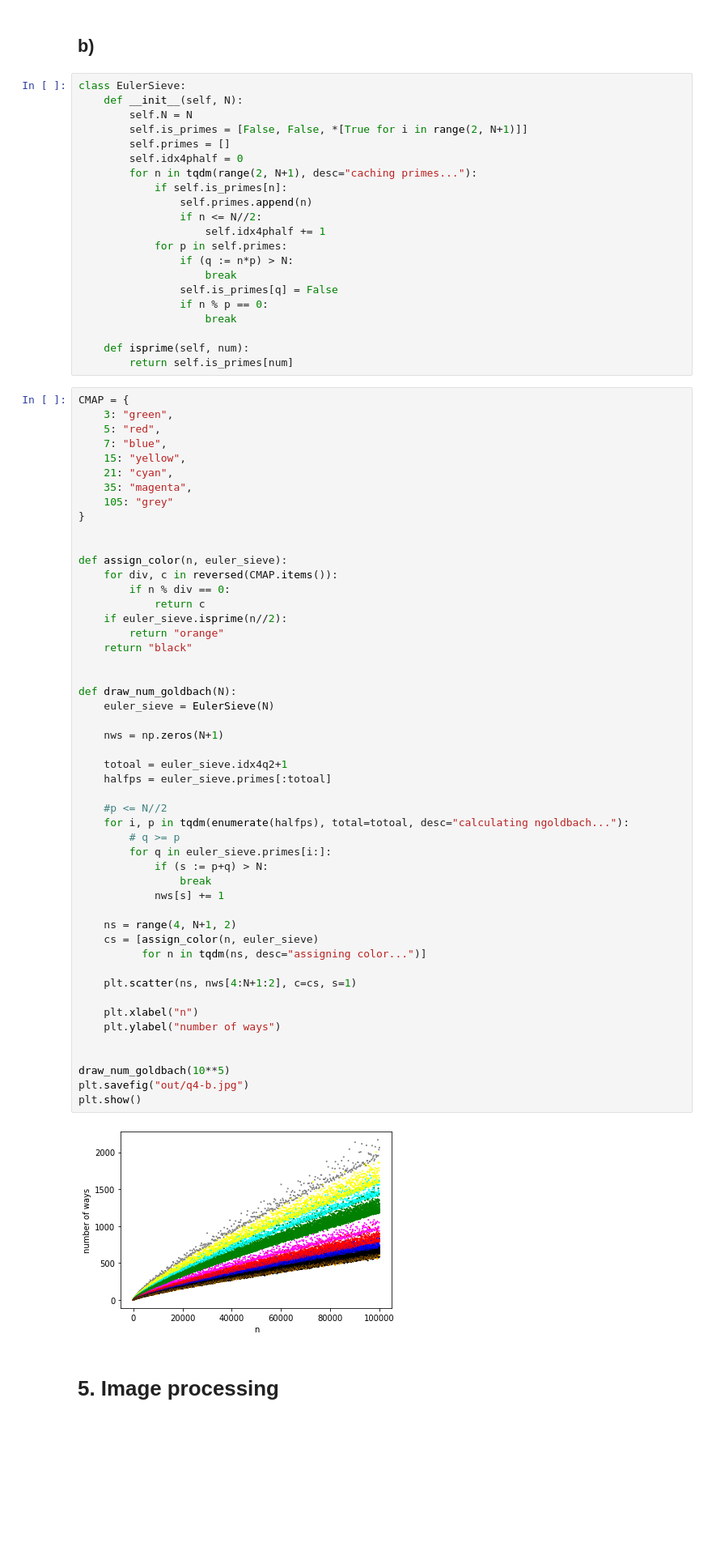
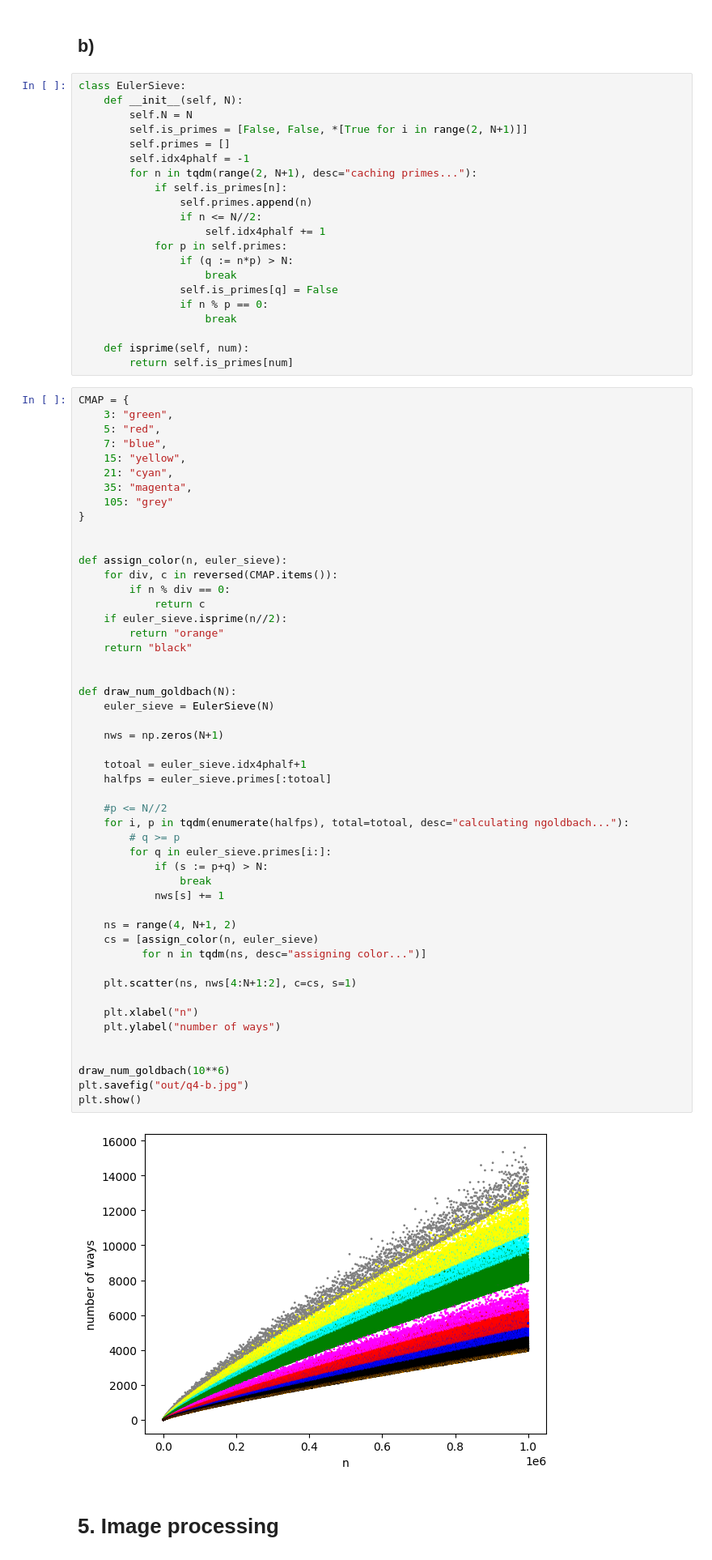
Before and after one commit to Algebra-FUN/DDM-Coursework, a Jupyter notebook: MSDM5002/Assignment/HW3/HW3.ipynb, the cells around one changed output. Shown: that part at 81% size. Saved outputs shown, nothing was run; the diff lists cells and outputs as text; blank space fills up the shorter version.

```diff
--- a/MSDM5002/Assignment/HW3/HW3.ipynb
+++ b/MSDM5002/Assignment/HW3/HW3.ipynb
@@ -214,7 +214,7 @@ class EulerSieve:
         self.N = N
         self.is_primes = [False, False, *[True for i in range(2, N+1)]]
         self.primes = []
-        self.idx4phalf = 0
+        self.idx4phalf = -1
         for n in tqdm(range(2, N+1), desc="caching primes..."):
             if self.is_primes[n]:
                 self.primes.append(n)
@@ -251,36 +251,36 @@ def assign_color(n, euler_sieve):
 
 
 def draw_num_goldbach(N):
     euler_sieve = EulerSieve(N)
 
     nws = np.zeros(N+1)
 
-    totoal = euler_sieve.idx4q2+1
+    totoal = euler_sieve.idx4phalf+1
     halfps = euler_sieve.primes[:totoal]
 
     #p <= N//2
     for i, p in tqdm(enumerate(halfps), total=totoal, desc="calculating ngoldbach..."):
         # q >= p
         for q in euler_sieve.primes[i:]:
             if (s := p+q) > N:
                 break
             nws[s] += 1
 
     ns = range(4, N+1, 2)
     cs = [assign_color(n, euler_sieve)
           for n in tqdm(ns, desc="assigning color...")]
 
     plt.scatter(ns, nws[4:N+1:2], c=cs, s=1)
 
     plt.xlabel("n")
     plt.ylabel("number of ways")
 
 
-draw_num_goldbach(10**5)
+draw_num_goldbach(10**6)
 plt.savefig("out/q4-b.jpg")
 plt.show()
 # %% [output]
-[figure, old version]
+[figure, new version]
 # %% [markdown]
 # 5. Image processing
 # %% [markdown]
```
Also changed, not shown: 1 other file.
